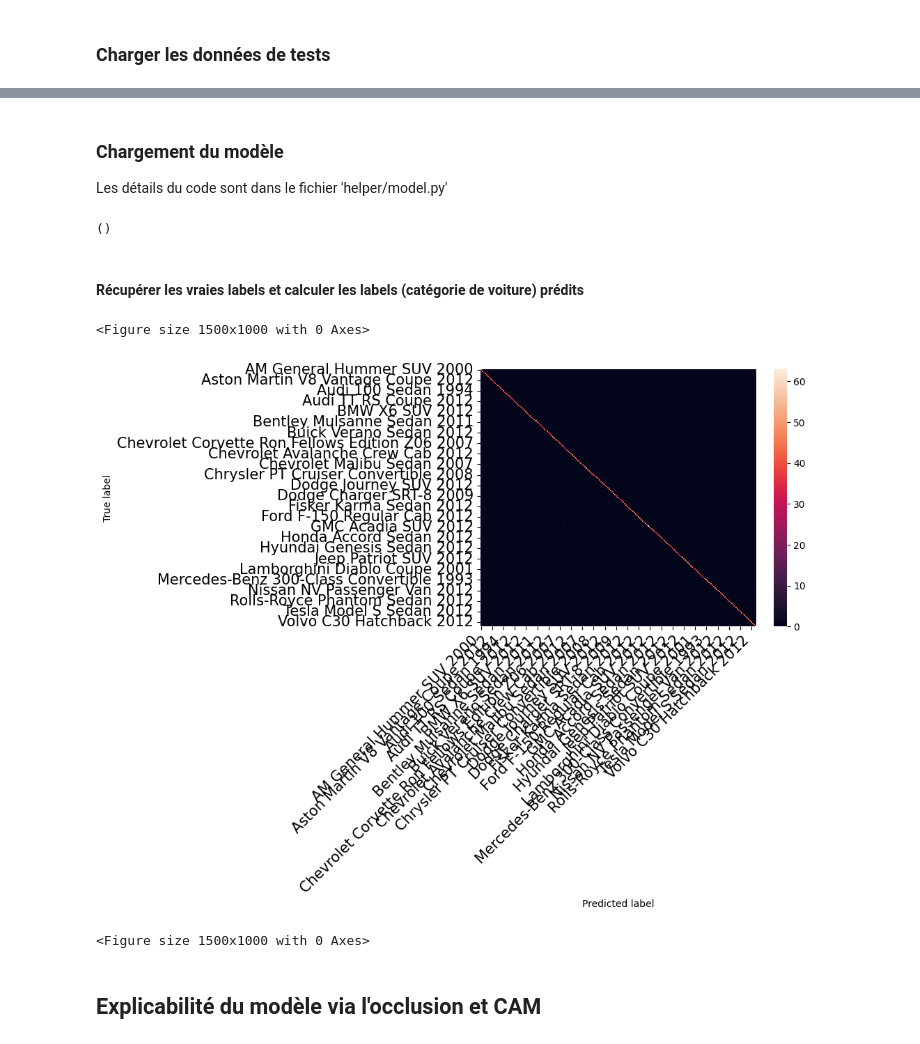
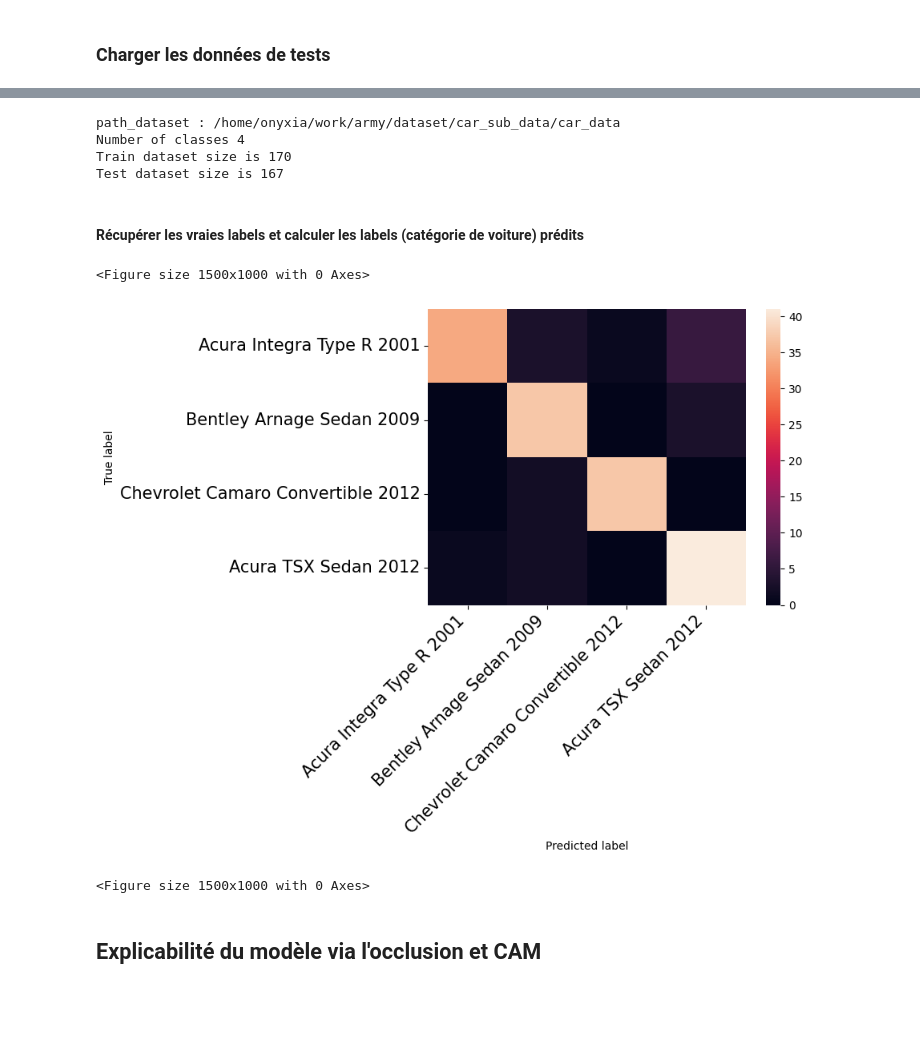
Before and after one commit to chuklee/Hackatons-IADataHack, a Jupyter notebook: notebooks/evaluation_model.ipynb, the cells around one changed output, grey strips where cells are left out. Drawn from its saved outputs; the diff is of its cells as text; code cells hidden in the pictures; blank space fills up the shorter version.

```diff
--- a/notebooks/evaluation_model.ipynb
+++ b/notebooks/evaluation_model.ipynb
@@ -41,0 +39,5 @@ device(type='cuda')
+# %%
+# model_path = "../model/model-size512_512-split80_20-acc92.pth"
+model_path = "../model/model_tmp"
+my_model = MyModel.load(model_path)
+()
@@ -51,39 +52,39 @@ Test dataset size is 8041
-# %% [markdown]
-### Chargement du modèle
-
-Les détails du code sont dans le fichier 'helper/model.py'
-# %%
-my_model = MyModel(nb_classes, device)
-
-model_path = "../model/model-size512_512-split80_20-acc92.pth"
-my_model.model.load_state_dict(torch.load(model_path))
-my_model.model.eval() # Mode evaluation
-()
-# %% [output]
-()
+# %%
+# potentiel sous ensemble de donnée
+if len(my_model.classes) == 196:
+    path_dataset = ORIGINAL_PATH_DATASET_IMAGES
+else: # < 196
+    path_dataset = os.path.join(PATH_DATASET, "car_sub_data/car_data")
+    create_subset(ORIGINAL_PATH_DATASET_IMAGES, path_dataset, my_model.classes)
+
+print("path_dataset :", path_dataset)
+
+_, test_trmf = get_dataset_transformation()
+nb_classes, _, test_loader = get_dataset_loader(path_dataset, test_trmf, test_trmf)
+# %% [output]
+path_dataset : /home/onyxia/work/army/dataset/car_sub_data/car_data
+Number of classes 4
+Train dataset size is 170
+Test dataset size is 167
 # %% [markdown]
 #### Récupérer les vraies labels et calculer les labels (catégorie de voiture) prédits
 # %%
 true_labels, predicted_labels = my_model.compute_true_predicted_labels(test_loader)
 cm = confusion_matrix(true_labels, predicted_labels)
 # %%
-df_names_generic = pd.read_csv(os.path.join(PATH_DATASET, "names.csv"), names=["name"])
-
-class_names = list(df_names_generic['name'])
-
-df_cm = pd.DataFrame(cm, index=class_names, columns=class_names).astype(int)
+df_cm = pd.DataFrame(cm, index=my_model.classes, columns=my_model.classes).astype(int)
 # Set the diagonal to zero, so we can see the other values better
 # np.fill_diagonal(df_cm, 0)
 heatmap = sns.heatmap(df_cm)
 
 heatmap.yaxis.set_ticklabels(heatmap.yaxis.get_ticklabels(), rotation=0, ha='right',fontsize=15)
 heatmap.xaxis.set_ticklabels(heatmap.xaxis.get_ticklabels(), rotation=45, ha='right',fontsize=15)
 plt.ylabel('True label')
 plt.xlabel('Predicted label')
 plt.figure(figsize=(15,10))
 # %% [output]
 <Figure size 1500x1000 with 0 Axes>
-[figure, old version]
+[figure, new version]
 <Figure size 1500x1000 with 0 Axes>
 # %% [markdown]
 ## Explicabilité du modèle via l'occlusion et CAM
```
Also changed, not shown: parts of 14 cells of this notebook, 2 other files.
